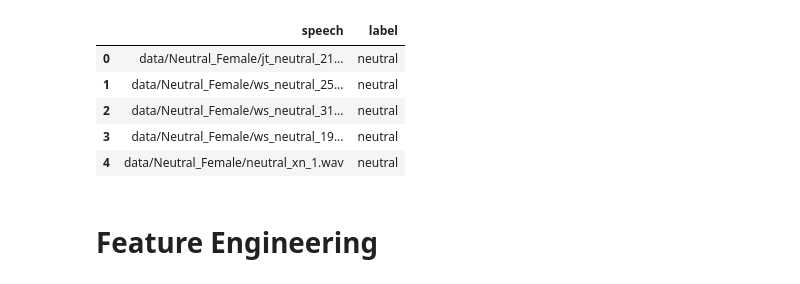
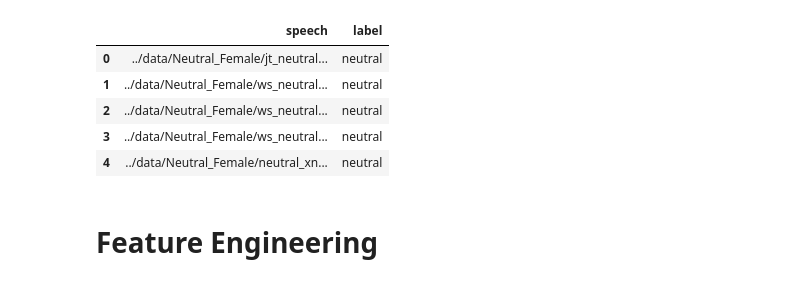
Before and after one commit to marcuslim835/IS4242-Group-3, a Jupyter notebook: Notebooks/Feature_selection.ipynb, the cells around one changed output. Drawn from its saved outputs; the diff is of its cells as text; code cells hidden in the pictures.

```diff
--- a/Notebooks/Feature_selection.ipynb
+++ b/Notebooks/Feature_selection.ipynb
@@ -12,38 +12,38 @@ warnings.filterwarnings('ignore')
 # %%
 paths = []
 labels = []
 
 # Use os.walk to walk through the directory structure
-for dirname, _, filenames in os.walk(r'data'):
+for dirname, _, filenames in os.walk(r'../data'):
     for filename in filenames:
         if filename == '.DS_Store':
             continue  # Skip this file
         # Construct the full file path
         full_path = os.path.join(dirname, filename)
         paths.append(full_path)
 
         # Extract label and gender from the directory name
         # Assumes the structure is data/label_gender/filename
         folder_name = os.path.basename(dirname)
         label = folder_name
         emotion = label.split('_')[0]
         labels.append(emotion.lower())
 
 # Create a DataFrame with the collected data
 df = pd.DataFrame({
     'speech': paths,
     'label': labels,
 })
 
 # Display the first few rows of the DataFrame to verify
 df.head()
 # %% [output]
 |  | speech | label |
-| 0 | data/Neutral_Female/jt_neutral_21... | neutral |
-| 1 | data/Neutral_Female/ws_neutral_25... | neutral |
-| 2 | data/Neutral_Female/ws_neutral_31... | neutral |
-| 3 | data/Neutral_Female/ws_neutral_19... | neutral |
-| 4 | data/Neutral_Female/neutral_xn_1.wav | neutral |
+| 0 | ../data/Neutral_Female/jt_neutral... | neutral |
+| 1 | ../data/Neutral_Female/ws_neutral... | neutral |
+| 2 | ../data/Neutral_Female/ws_neutral... | neutral |
+| 3 | ../data/Neutral_Female/ws_neutral... | neutral |
+| 4 | ../data/Neutral_Female/neutral_xn... | neutral |
 # %%
 # paths = []
 # labels = []
```
Also changed, not shown: parts of 2 cells of this notebook, 13 other files.
